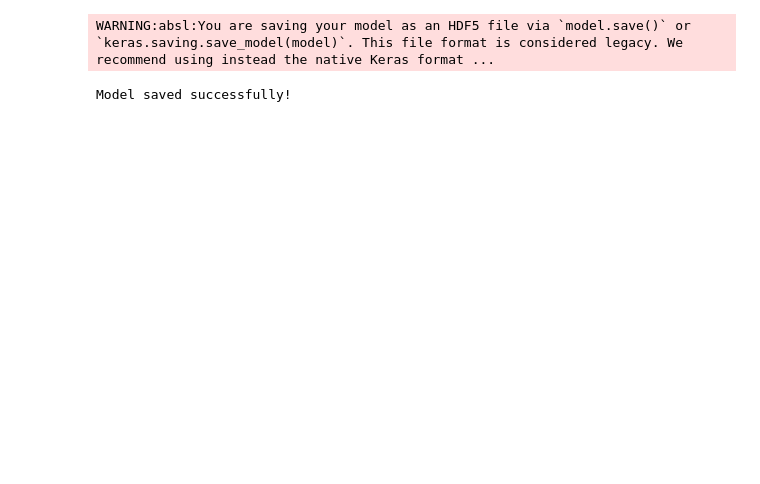
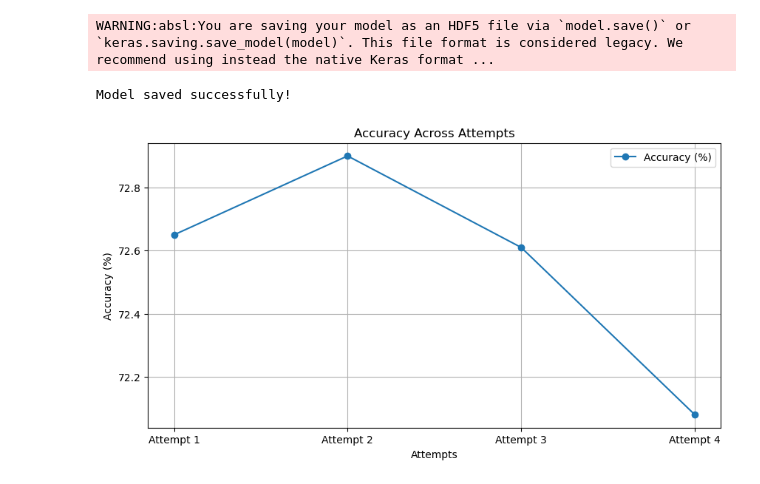
Before and after one commit to Yelemam/deep-learning-challenge, a Jupyter notebook: Jupyter Notebboks/AlphabetSoupCharity_Optimization.ipynb, the cells around one changed output. Saved outputs shown, nothing was run; the diff lists cells and outputs as text; code cells hidden in the pictures; blank space fills up the shorter version.

```diff
--- a/Jupyter Notebboks/AlphabetSoupCharity_Optimization.ipynb
+++ b/Jupyter Notebboks/AlphabetSoupCharity_Optimization.ipynb
@@ -594,3 +632,22 @@ print("Model saved successfully!")
 # %% [output]
 WARNING:absl:You are saving your model as an HDF5 file via `model.save()` or `keras.saving.save_model(model)`. This file format is considered legacy. We recommend using instead the native Keras format ...
 Model saved successfully!
+# %%
+import matplotlib.pyplot as plt
+# Results from all attempts
+attempts = ["Attempt 1", "Attempt 2", "Attempt 3", "Attempt 4"]
+accuracies = [72.65, 72.90, 72.61, 72.08]
+losses = [0.5560, 0.5733, 0.5941, 0.5792]
+
+# Cell 1: Plot accuracy
+plt.figure(figsize=(10, 5))
+plt.plot(attempts, accuracies, marker='o', label="Accuracy (%)")
+plt.title("Accuracy Across Attempts")
+plt.xlabel("Attempts")
+plt.ylabel("Accuracy (%)")
+plt.grid(True)
+plt.legend()
+plt.savefig("accuracy_plot.png")
+plt.show()
+# %% [output]
+[figure, added]
```
Also changed, not shown: parts of 25 cells of this notebook, 21 other files.
